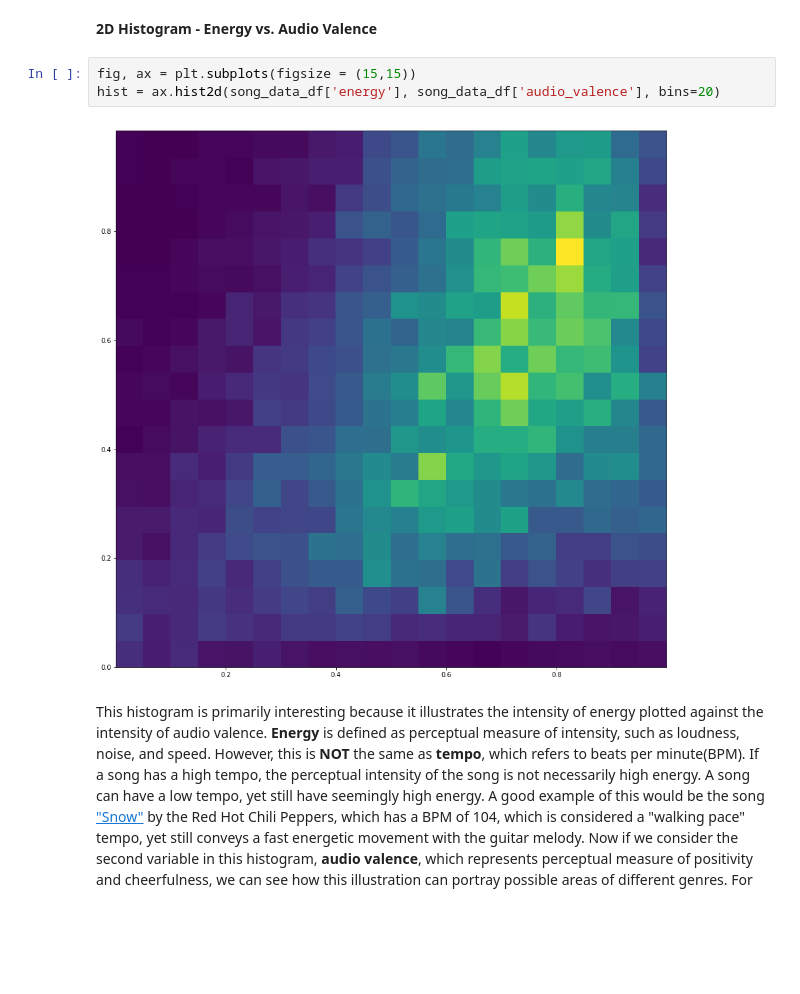
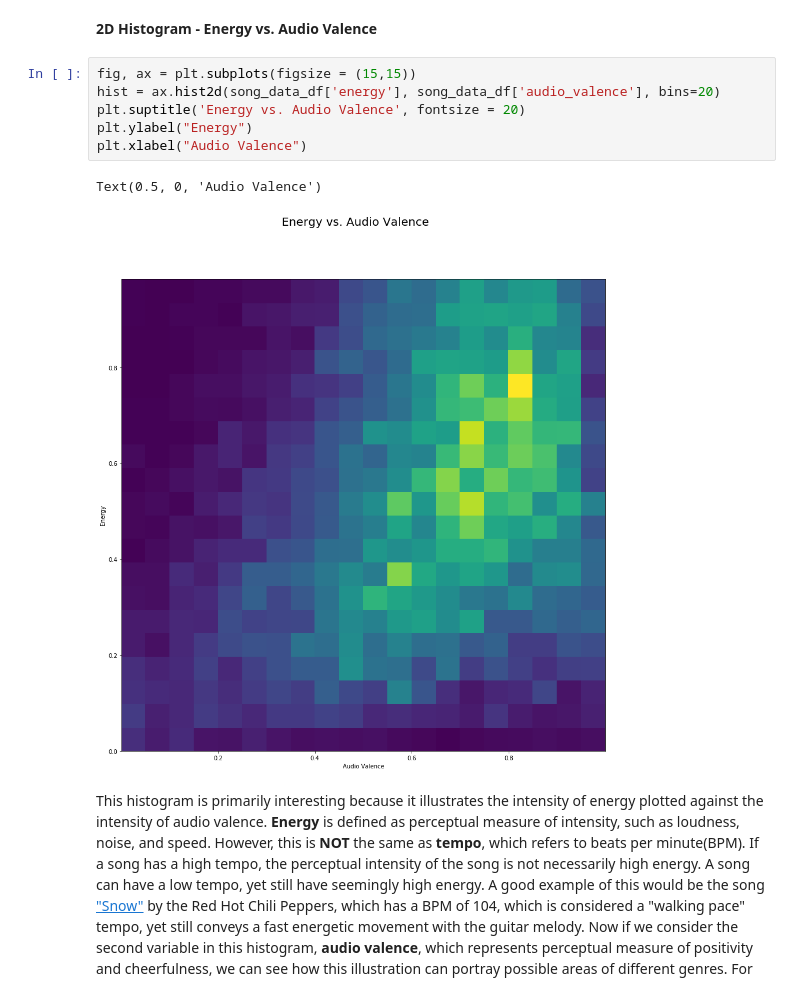
Before and after one commit to edalrami/spotify_clustering, a Jupyter notebook: Project 2.ipynb, the cells around one changed output. Cells and saved outputs as stored; diff of their text form; blank space fills up the shorter version.

Commit message:
Added prediction with 3 features, and labeled histograms

```diff
--- a/Project 2.ipynb
+++ b/Project 2.ipynb
@@ -240,8 +238,12 @@ Our images are included in part B to provide clearer explanation.
 # %%
 fig, ax = plt.subplots(figsize = (15,15))
 hist = ax.hist2d(song_data_df['energy'], song_data_df['audio_valence'], bins=20)
+plt.suptitle('Energy vs. Audio Valence', fontsize = 20)
+plt.ylabel("Energy")
+plt.xlabel("Audio Valence")
 # %% [output]
+Text(0.5, 0, 'Audio Valence')
-[figure, old version]
+[figure, new version]
 # %% [markdown]
 This histogram is primarily interesting because it illustrates the intensity of energy plotted against the intensity of audio valence. **Energy** is defined as perceptual measure of intensity, such as loudness, noise, and speed. However, this is **NOT** the same as  **tempo**, which refers to beats per minute(BPM). If a song has a high tempo, the perceptual intensity of the song is not necessarily high energy. A song can have a low tempo, yet still have seemingly high energy. A good example of this would be the song ["Snow"](https://youtu.be/yuFI5KSPAt4) by the Red Hot Chili Peppers, which has a BPM of 104, which is considered a "walking pace" tempo, yet still conveys a fast energetic movement with the guitar melody. Now if we consider the second variable in this histogram, **audio valence**, which represents perceptual measure of positivity and cheerfulness, we can see how this illustration can portray possible areas of different genres. For example, low audio valence and high energy could represent genres, such as metal or rap in the upper left hand corner, and the upper right corner could represent songs that are more high energy and audio valence, such as salsa, merengue and other music people dance to. This could be further analyzed if we decide to plot **danceability** versus **audio valence**, which can be seen below.
 # %% [markdown]
```
Also changed, not shown: parts of 7 cells of this notebook.
